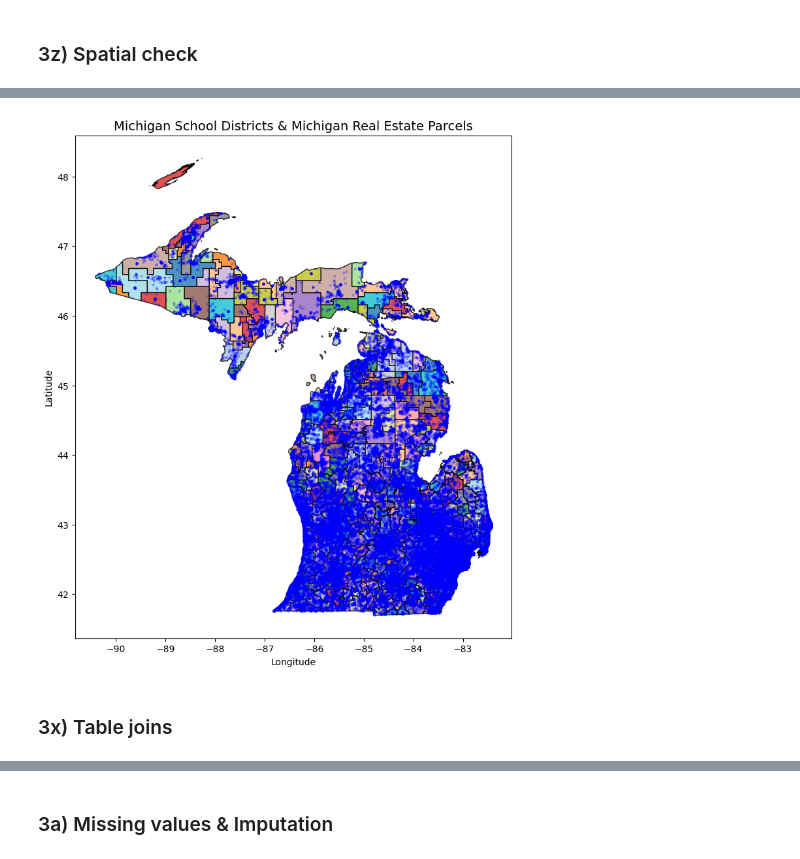
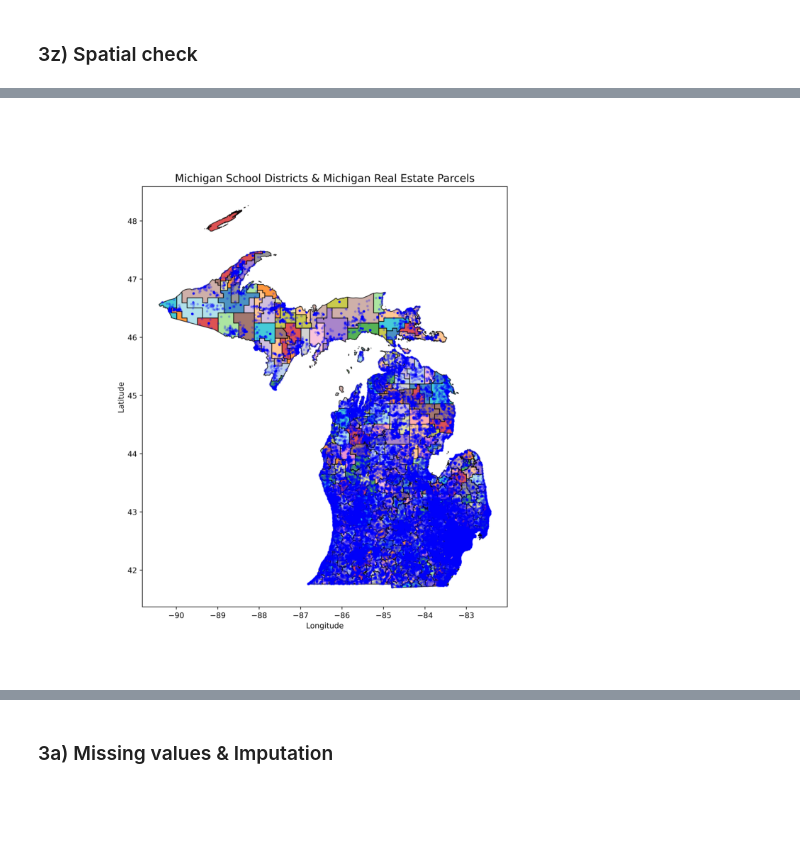
Before and after one commit to nikolozjaghiashvili/michigan-real-estate-project, a Jupyter notebook: main.ipynb, the cells around one changed output, grey strips where cells are left out. Saved outputs shown, nothing was run; the diff lists cells and outputs as text; code cells hidden in the pictures; blank space fills up the shorter version.

```diff
--- a/main.ipynb
+++ b/main.ipynb
@@ -163,7 +193,11 @@ df_school_location = get_school_location()
 # %% [markdown]
 ### 3z) Spatial check
 # %%
-if regenerate_charts == True:
+chart_name = "resources/charts/michigan_school_districts.png"
+
+if regenerate_charts == False and os.path.exists(chart_name):
+    render_plot(chart_name).show()
+else:
     fig, ax = plt.subplots(figsize=(10, 10))
     df_district_location.plot(ax=ax, edgecolor='black', cmap='tab20', alpha=0.6)
 
@@ -171,11 +205,5 @@ if regenerate_charts == True:
     ax.set_xlabel("Longitude")
     ax.set_ylabel("Latitude")
     plt.show()
-    fig.savefig("resources/charts/michigan_school_districts.png", dpi=500)
-else:
-    img = Image.open("resources/charts/michigan_school_districts.png")
-    fig, ax = plt.subplots(figsize=(10, 10))
-    ax.imshow(img)
-    ax.axis("off")
-    plt.show()
+    fig.savefig(chart_name, dpi=500)
 # %% [output]
@@ -183,21 +211,17 @@ else:
 # %%
-if regenerate_charts == True:
+chart_name = "resources/charts/michigan_school_districts_and_schools.png"
+
+if regenerate_charts == False and os.path.exists(chart_name):
+    render_plot(chart_name).show()
+else:
     fig, ax = plt.subplots(figsize=(10, 10))
     df_district_location.plot(ax=ax, edgecolor="black", cmap="tab20", alpha=0.6)
     df_school_location.plot(
         ax=ax, marker="o", color="red", markersize=10, alpha=0.7, label="Schools"
     )
-
     ax.set_title("Michigan School Districts & Michigan Schools", fontsize=14)
     ax.set_xlabel("Longitude")
     ax.set_ylabel("Latitude")
-
     plt.show()
-    fig.savefig("resources/charts/michigan_school_districts_and_schools.png", dpi=500)
-else:
-    img = Image.open("resources/charts/michigan_school_districts_and_schools.png")
-    fig, ax = plt.subplots(figsize=(10, 10))
-    ax.imshow(img)
-    ax.axis("off")
-    plt.show()
+    fig.savefig(chart_name, dpi=500)
 # %% [output]
@@ -205,24 +229,20 @@ else:
 # %%
-if regenerate_charts == True:
+chart_name = "resources/charts/michigan_school_districts_and_parcels.png"
+
+if regenerate_charts == False and os.path.exists(chart_name):
+    render_plot(chart_name).show()
+else:
     fig, ax = plt.subplots(figsize=(10, 10))
     df_district_location.plot(ax=ax, edgecolor="black", cmap="tab20", alpha=0.8)
     df_parcel.sample(n = 100000, random_state = random_state).plot(
         ax=ax, marker="o", color="blue", markersize=5, alpha=0.2, label="Schools"
     )
 
     ax.set_title("Michigan School Districts & Michigan Real Estate Parcels", fontsize=14)
     ax.set_xlabel("Longitude")
     ax.set_ylabel("Latitude")
 
     plt.show()
-    fig.savefig("resources/charts/michigan_school_districts_and_parcels.png", dpi=500)
-else:
-    img = Image.open("resources/charts/michigan_school_districts_and_parcels.png")
-    fig, ax = plt.subplots(figsize=(10, 10))
-    ax.imshow(img)
-    ax.axis("off")
-    plt.show()
+    fig.savefig(chart_name, dpi=500)
 # %% [output]
-[figure, old version]
+[figure, new version]
-# %% [markdown]
-### 3x) Table joins
```
Also changed, not shown: parts of 34 cells of this notebook, 11 other files.
